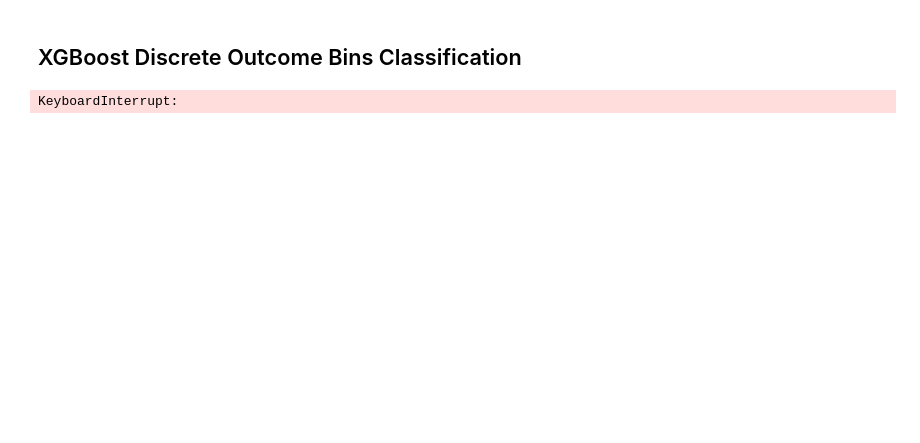
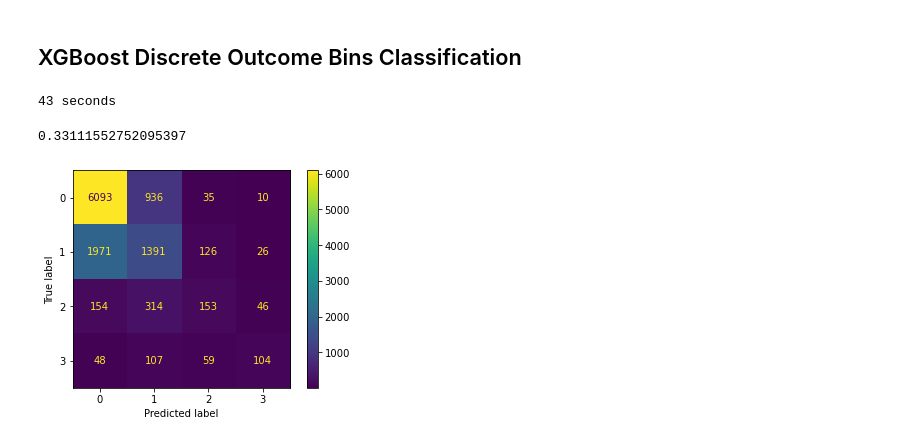
Before and after one commit to lifeonthefence/text-success, a Jupyter notebook: Project Code/Tree Models.ipynb, the cells around one changed output. Saved outputs shown, nothing was run; the diff lists cells and outputs as text; code cells hidden in the pictures; blank space fills up the shorter version.

```diff
--- a/Project Code/Tree Models.ipynb
+++ b/Project Code/Tree Models.ipynb
@@ -164,11 +182,28 @@ shap.dependence_plot('Months Since Creation of Account', shap_values_tweedie, X)
 dtrain_discrete = xgb.DMatrix(X_train, label = y_discrete_train)
 dtest_discrete = xgb.DMatrix(X_test, label = y_discrete_test)
 # %%
-params = {'objective':'multi:softprob', 'num_class': 4}
+params = {'objective':'multi:softmax', 'num_class': 4}
 # %%
 t0 = time.time()
-bst = xgb.train(params, dtrain_discrete, num_boost_round = 1000)
+bst_discrete = xgb.train(params, dtrain_discrete, num_boost_round = 1000)
 t1 = time.time()
-print(round(t1-t0, 'seconds'))
+print(round(t1-t0), 'seconds')
 # %% [output]
-KeyboardInterrupt:
+43 seconds
+# %%
+preds2 = bst_discrete.predict(dtest_discrete)
+preds2_int = np.round(preds2).astype(int)
+# %%
+zero_one_loss(y_discrete_test, preds2)
+# %% [output]
+0.33111552752095397
+# %%
+from sklearn.metrics import confusion_matrix
+cm = confusion_matrix(y_discrete_test, preds2)
+# %%
+from sklearn.metrics import ConfusionMatrixDisplay
+display = ConfusionMatrixDisplay(cm)
+display.plot()
+plt.show()
+# %% [output]
+[figure, added]
```
Also changed, not shown: parts of 19 cells of this notebook, 2 other files.
